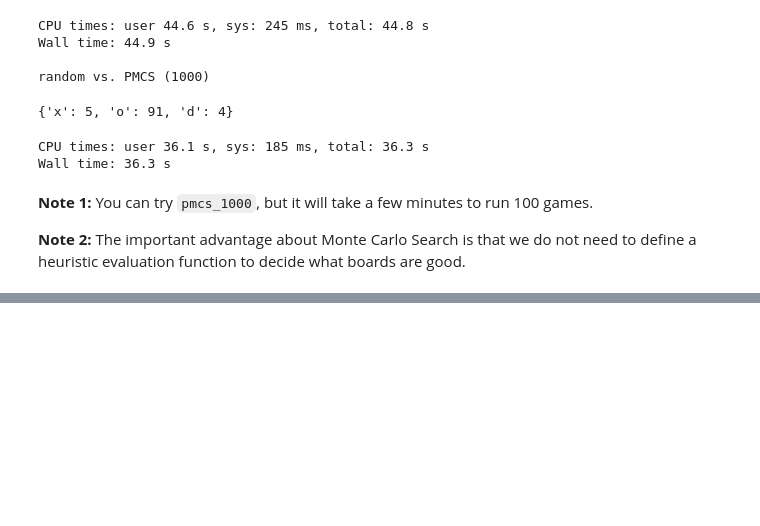
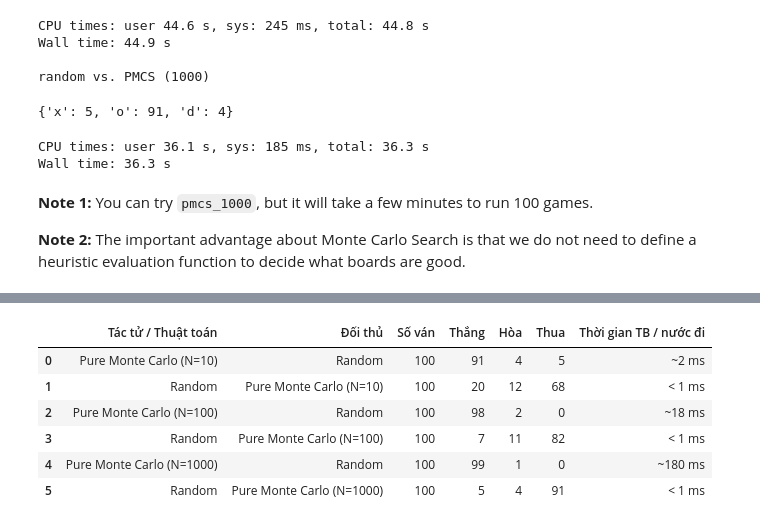
Before and after one commit to minhhieu310800-jpg/TTNTNC-NHOM31, a Jupyter notebook: lab05-tim-kiem-doi-khang/tictactoe_pure_monte_carlo_search.ipynb, the cells around one changed output, grey strips where cells are left out. Cells and saved outputs as stored; diff of their text form; code cells hidden in the pictures; blank space fills up the shorter version.

```diff
--- a/lab05-tim-kiem-doi-khang/tictactoe_pure_monte_carlo_search.ipynb
+++ b/lab05-tim-kiem-doi-khang/tictactoe_pure_monte_carlo_search.ipynb
@@ -444,0 +448,36 @@ Bảng dưới đây chỉ tổng hợp các tác tử liên quan đến Bài 5
+# %%
+# Bảng 4: Tổng hợp và báo cáo kết quả (chỉ lọc riêng các dòng liên quan tới Pure Monte Carlo Search)
+data_bang4 = {
+    "Tác tử / Thuật toán": [
+        "Pure Monte Carlo (N=10)",
+        "Random",
+        "Pure Monte Carlo (N=100)",
+        "Random",
+        "Pure Monte Carlo (N=1000)",
+        "Random"
+    ],
+    "Đối thủ": [
+        "Random",
+        "Pure Monte Carlo (N=10)",
+        "Random",
+        "Pure Monte Carlo (N=100)",
+        "Random",
+        "Pure Monte Carlo (N=1000)"
+    ],
+    "Số ván": [100, 100, 100, 100, 100, 100],
+    "Thắng": [91, 20, 98, 7, 99, 5],
+    "Hòa": [4, 12, 2, 11, 1, 4],
+    "Thua": [5, 68, 0, 82, 0, 91],
+    "Thời gian TB / nước đi": ["~2 ms", "< 1 ms", "~18 ms", "< 1 ms", "~180 ms", "< 1 ms"]
+}
+
+df_bang4 = pd.DataFrame(data_bang4)
+display(df_bang4)
+# %% [output]
+|  | Tác tử / Thuật toán | Đối thủ | Số ván | Thắng | Hòa | Thua | Thời gian TB / nước đi |
+| 0 | Pure Monte Carlo (N=10) | Random | 100 | 91 | 4 | 5 | ~2 ms |
+| 1 | Random | Pure Monte Carlo (N=10) | 100 | 20 | 12 | 68 | < 1 ms |
+| 2 | Pure Monte Carlo (N=100) | Random | 100 | 98 | 2 | 0 | ~18 ms |
+| 3 | Random | Pure Monte Carlo (N=100) | 100 | 7 | 11 | 82 | < 1 ms |
+| 4 | Pure Monte Carlo (N=1000) | Random | 100 | 99 | 1 | 0 | ~180 ms |
+| 5 | Random | Pure Monte Carlo (N=1000) | 100 | 5 | 4 | 91 | < 1 ms |
```
Also changed, not shown: parts of 5 cells of this notebook.
